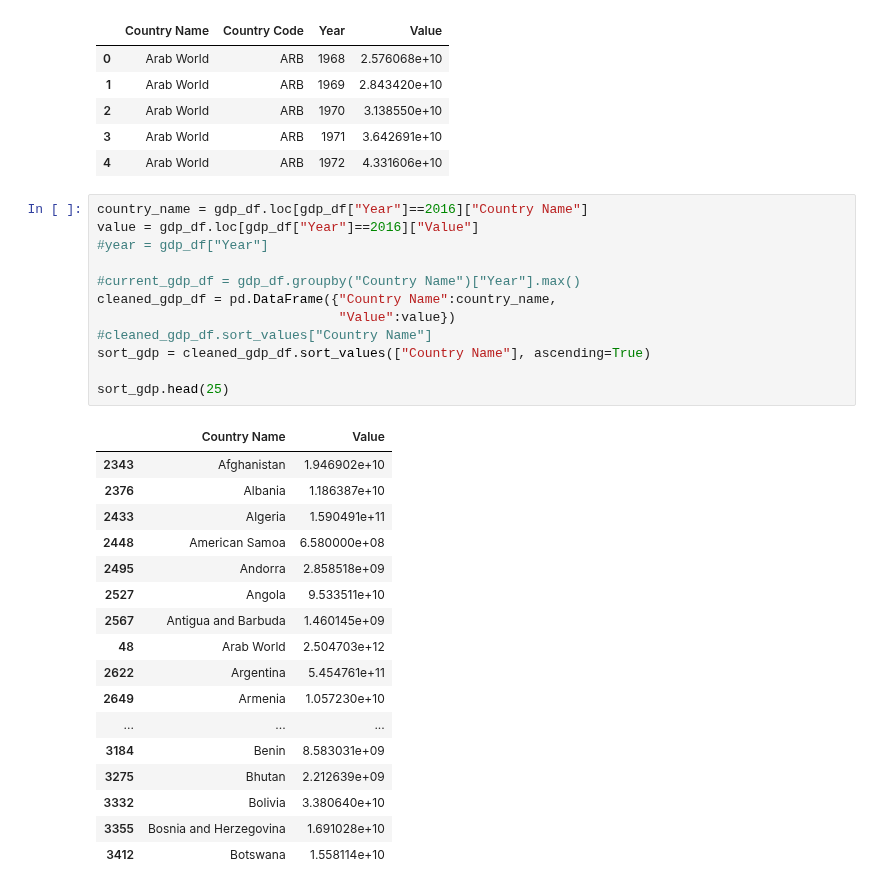
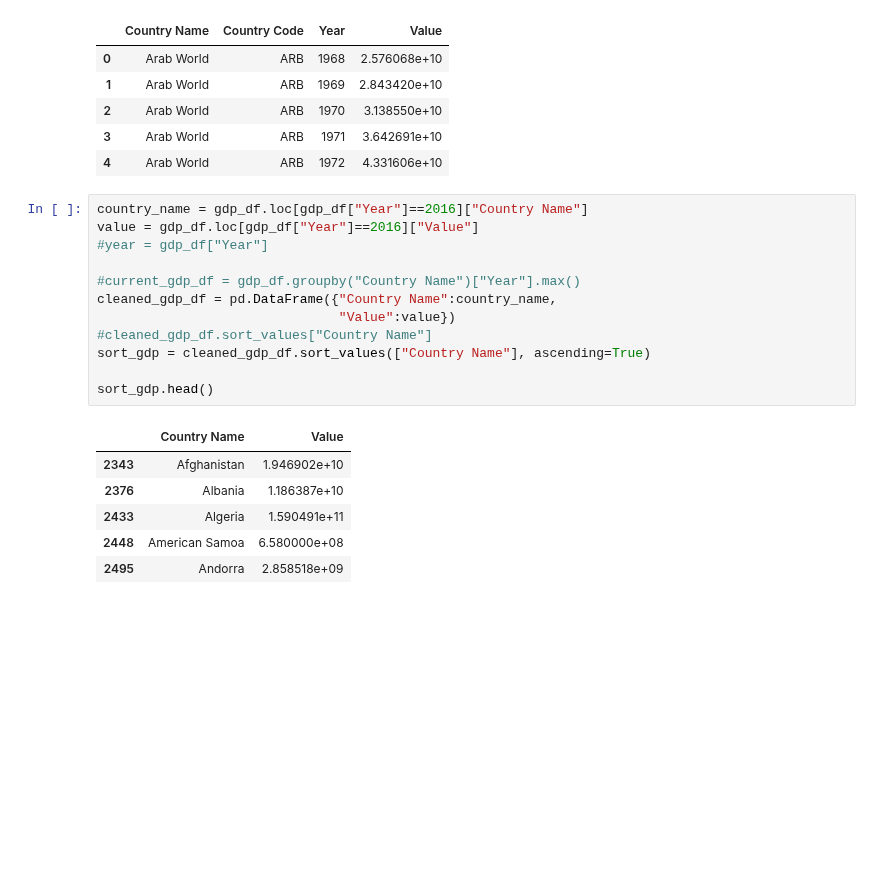
Before and after one commit to doublealogic/armageddon-neo-objects-space-junk, a Jupyter notebook: Data_Retrieval/space_track.ipynb, the cells around one changed output. Drawn from its saved outputs; the diff is of its cells as text; blank space fills up the shorter version.

```diff
--- a/Data_Retrieval/space_track.ipynb
+++ b/Data_Retrieval/space_track.ipynb
@@ -96,30 +96,19 @@ gdp_df.head()
 # %%
 country_name = gdp_df.loc[gdp_df["Year"]==2016]["Country Name"]
 value = gdp_df.loc[gdp_df["Year"]==2016]["Value"]
 #year = gdp_df["Year"]
 
 #current_gdp_df = gdp_df.groupby("Country Name")["Year"].max()
 cleaned_gdp_df = pd.DataFrame({"Country Name":country_name,
                                "Value":value})
 #cleaned_gdp_df.sort_values["Country Name"]
 sort_gdp = cleaned_gdp_df.sort_values(["Country Name"], ascending=True)
 
-sort_gdp.head(25)
+sort_gdp.head()
 # %% [output]
 |  | Country Name | Value |
 | 2343 | Afghanistan | 1.946902e+10 |
 | 2376 | Albania | 1.186387e+10 |
 | 2433 | Algeria | 1.590491e+11 |
 | 2448 | American Samoa | 6.580000e+08 |
 | 2495 | Andorra | 2.858518e+09 |
-| 2527 | Angola | 9.533511e+10 |
-| 2567 | Antigua and Barbuda | 1.460145e+09 |
-| 48 | Arab World | 2.504703e+12 |
-| 2622 | Argentina | 5.454761e+11 |
-| 2649 | Armenia | 1.057230e+10 |
-| ... | ... | ... |
-| 3184 | Benin | 8.583031e+09 |
-| 3275 | Bhutan | 2.212639e+09 |
-| 3332 | Bolivia | 3.380640e+10 |
-| 3355 | Bosnia and Herzegovina | 1.691028e+10 |
-| 3412 | Botswana | 1.558114e+10 |
```
